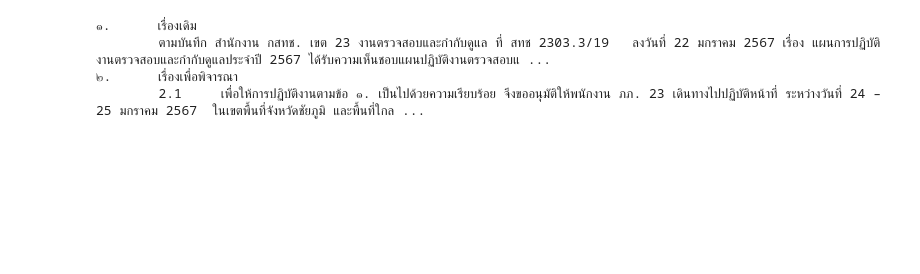
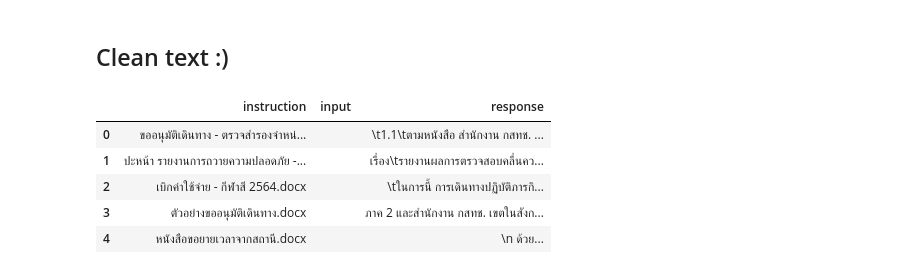
Before and after one commit to dearxcorex/LLM_Project, a Jupyter notebook: process.ipynb, the cells around one changed output. Cells and saved outputs as stored; diff of their text form; code cells hidden in the pictures; blank space fills up the shorter version.

Commit message:
clean_instruction

```diff
--- a/process.ipynb
+++ b/process.ipynb
@@ -1,35 +0,0 @@
-# %%
-from docx import Document
-
-
-def extract_text_from_docx(docx_file,start_paragraph, end_paragraph):
-
-
-    #Load .docx file
-    doc = Document(docx_file)
-    extracted_text = []
-
-    start_index =  start_paragraph - 1
-    end_index = end_paragraph
-
-    for i,para in enumerate(doc.paragraphs):
-        if start_index <= i < end_index:
-            extracted_text.append(para.text)
-
-
-    return '\n'.join(extracted_text)
-
-
-
-
-start_para = 7
-end_para = 10
-file_path = 'doc_data/data_1.docx'
-text = extract_text_from_docx(file_path,start_para,end_para)
-
-print(text)
-# %% [output]
-๑.      เรื่องเดิม
-        ตามบันทึก สำนักงาน กสทช. เขต 23 งานตรวจสอบและกำกับดูแล ที่ สทช 2303.3/19   ลงวันที่ 22 มกราคม 2567 เรื่อง แผนการปฏิบัติงานตรวจสอบและกำกับดูแลประจำปี 2567 ได้รับความเห็นชอบแผนปฏิบัติงานตรวจสอบแ ...
-๒.      เรื่องเพื่อพิจารณา
-        2.1     เพื่อให้การปฏิบัติงานตามข้อ ๑. เป็นไปด้วยความเรียบร้อย จึงขออนุมัติให้พนักงาน ภภ. 23 เดินทางไปปฏิบัติหน้าที่ ระหว่างวันที่ 24 – 25 มกราคม 2567  ในเขตพื้นที่จังหวัดชัยภูมิ และพื้นที่ใกล ...
@@ -35,0 +75,19 @@ print(text)
+# %% [markdown]
+## Clean text :)
+# %%
+import pandas as pd
+import glob
+
+path = "./output/*.json"
+all_files = glob.glob(path)
+# %%
+df = pd.concat((pd.read_json(f) for f in all_files),ignore_index=True)
+# %%
+df.head()
+# %% [output]
+|  | instruction | input | response |
+| 0 | ขออนุมัติเดินทาง - ตรวจสำรองจำหน่... |  | \t1.1\tตามหนังสือ สำนักงาน กสทช. ... |
+| 1 | ปะหน้า รายงานการถวายความปลอดภัย -... |  | เรื่อง\tรายงานผลการตรวจสอบคลื่นคว... |
+| 2 | เบิกค่าใช้จ่าย - กีฬาสี 2564.docx |  | \tในการนี้ การเดินทางปฏิบัติภารกิ... |
+| 3 | ตัวอย่างขออนุมัติเดินทาง.docx |  | ภาค 2 และสำนักงาน กสทช. เขตในสังก... |
+| 4 | หนังสือขอยายเวลาจากสถานี.docx |  | \n ด้วย... |
```
Also changed, not shown: parts of 11 cells of this notebook, 3 other files.
